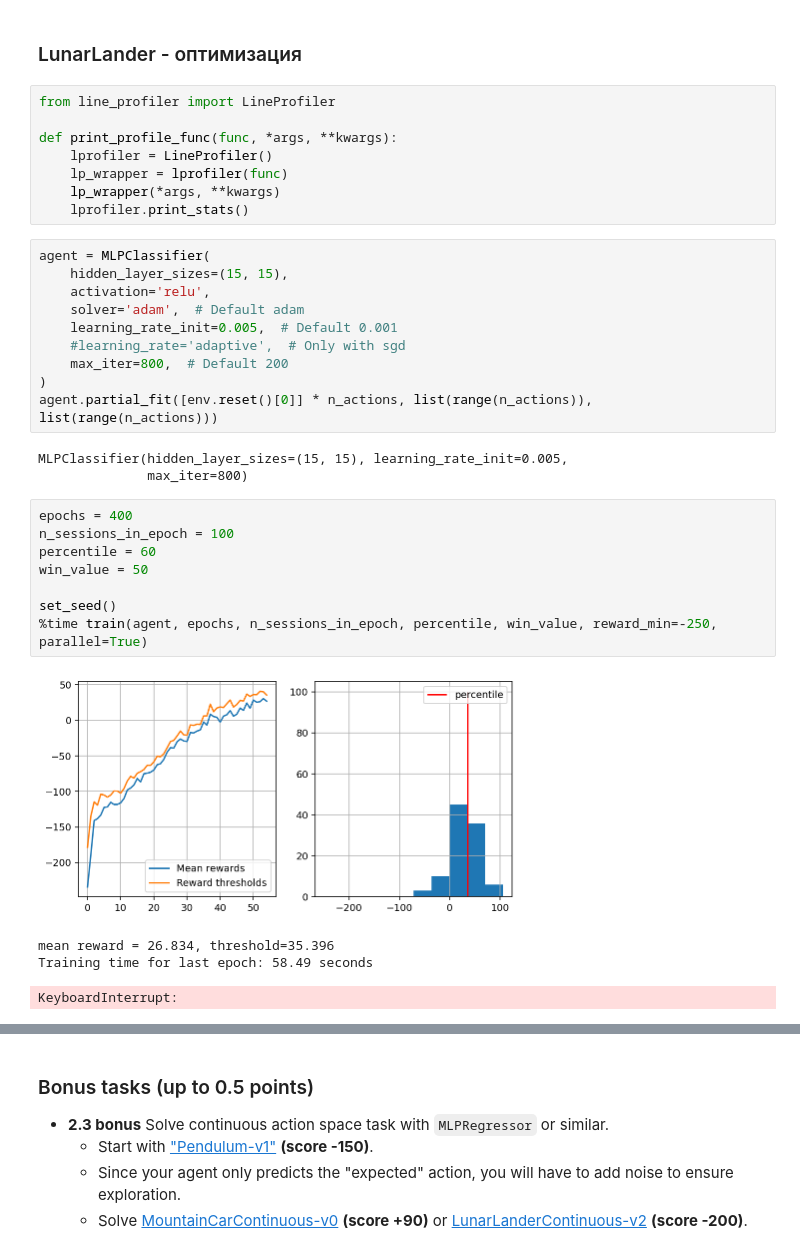
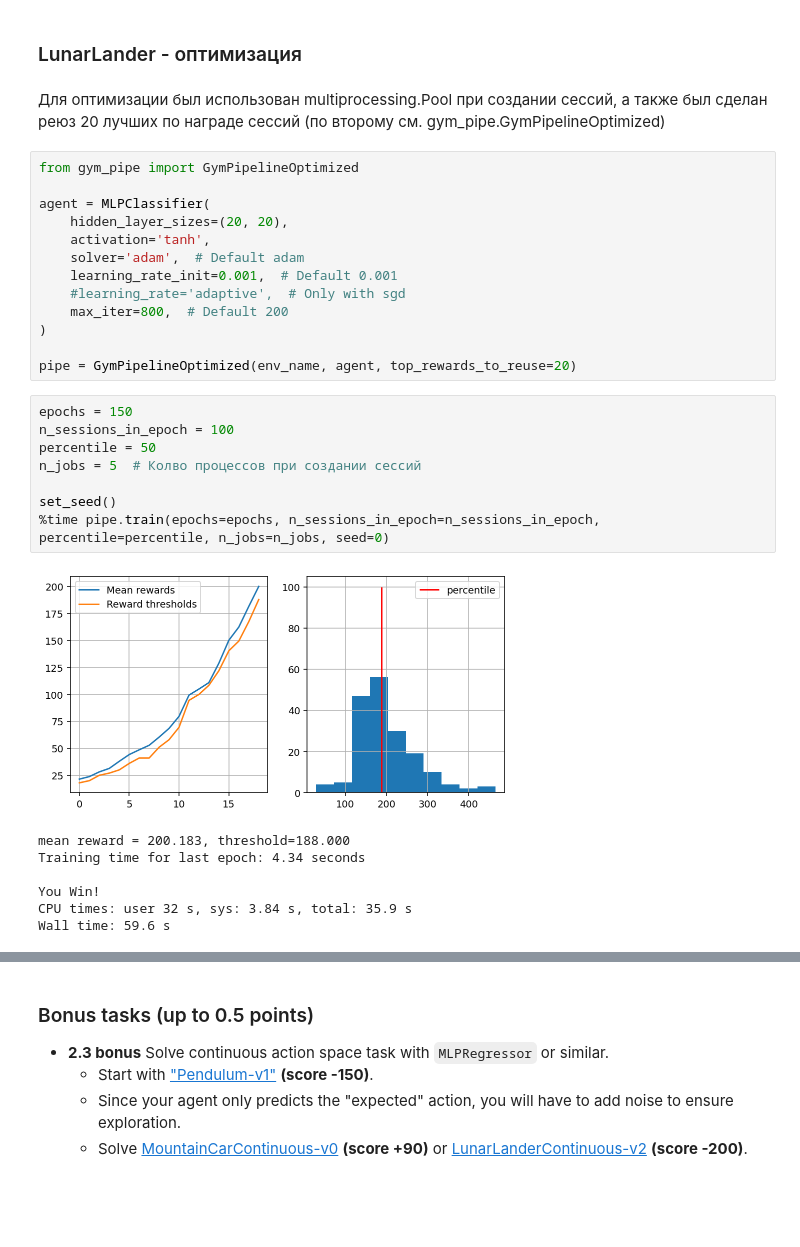
Before and after one commit to AndBoyS/RL-course, a Jupyter notebook: hw1/deep-crossentropy-method.ipynb, the cells around one changed output, grey strips where cells are left out. Saved outputs shown, nothing was run; the diff lists cells and outputs as text; blank space fills up the shorter version.

Commit message:
optimization and oop train pipe

```diff
--- a/hw1/deep-crossentropy-method.ipynb
+++ b/hw1/deep-crossentropy-method.ipynb
@@ -304,36 +237,33 @@ Wall time: 20min 39s
 # %% [markdown]
 ### LunarLander - оптимизация
-# %%
-from line_profiler import LineProfiler
-
-def print_profile_func(func, *args, **kwargs):
-    lprofiler = LineProfiler()
-    lp_wrapper = lprofiler(func)
-    lp_wrapper(*args, **kwargs)
-    lprofiler.print_stats()
+# %% [markdown]
+Для оптимизации был использован multiprocessing.Pool при создании сессий, а также был сделан реюз 20 лучших по награде сессий (по второму см. gym_pipe.GymPipelineOptimized)
 # %%
+from gym_pipe import GymPipelineOptimized
+
 agent = MLPClassifier(
-    hidden_layer_sizes=(15, 15),
-    activation='relu',
+    hidden_layer_sizes=(20, 20),
+    activation='tanh',
     solver='adam',  # Default adam
-    learning_rate_init=0.005,  # Default 0.001
+    learning_rate_init=0.001,  # Default 0.001
     #learning_rate='adaptive',  # Only with sgd
     max_iter=800,  # Default 200
 )
-agent.partial_fit([env.reset()[0]] * n_actions, list(range(n_actions)), list(range(n_actions)))
+
+pipe = GymPipelineOptimized(env_name, agent, top_rewards_to_reuse=20)
-# %% [output]
-MLPClassifier(hidden_layer_sizes=(15, 15), learning_rate_init=0.005,
-              max_iter=800)
 # %%
-epochs = 400
+epochs = 150
 n_sessions_in_epoch = 100
-percentile = 60
-win_value = 50
+percentile = 50
+n_jobs = 5  # Колво процессов при создании сессий
 
 set_seed()
-%time train(agent, epochs, n_sessions_in_epoch, percentile, win_value, reward_min=-250, parallel=True)
+%time pipe.train(epochs=epochs, n_sessions_in_epoch=n_sessions_in_epoch, percentile=percentile, n_jobs=n_jobs, seed=0)
 # %% [output]
-[figure, old version]
+[figure, new version]
-mean reward = 26.834, threshold=35.396
-Training time for last epoch: 58.49 seconds
+mean reward = 200.183, threshold=188.000
+Training time for last epoch: 4.34 seconds
+
+You Win!
+CPU times: user 32 s, sys: 3.84 s, total: 35.9 s
+Wall time: 59.6 s
-KeyboardInterrupt:
```
Also changed, not shown: parts of 14 cells of this notebook, 3 other files.
